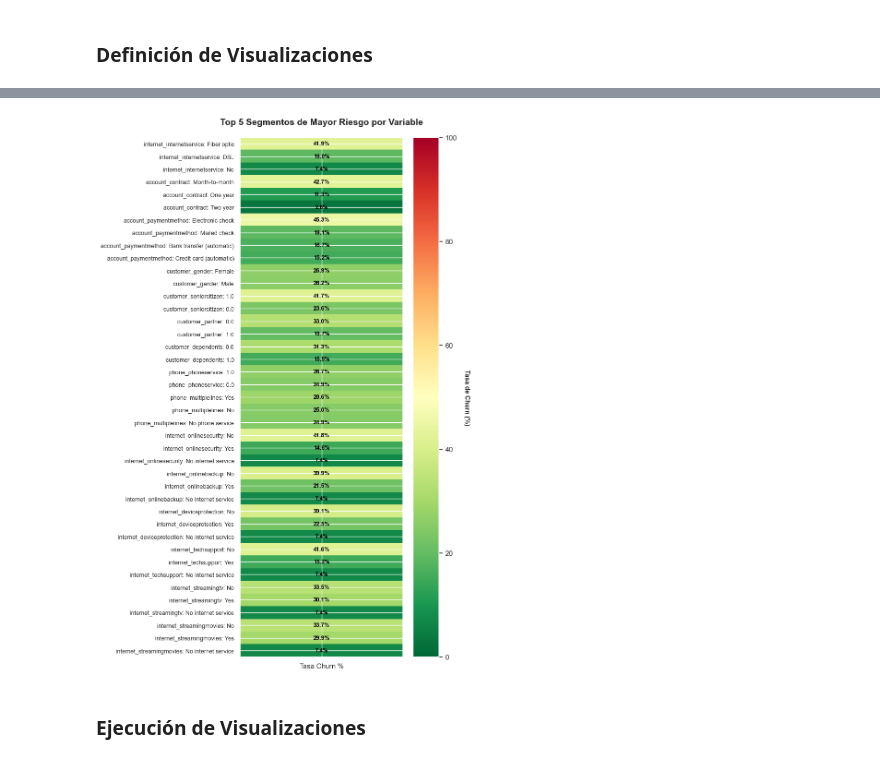
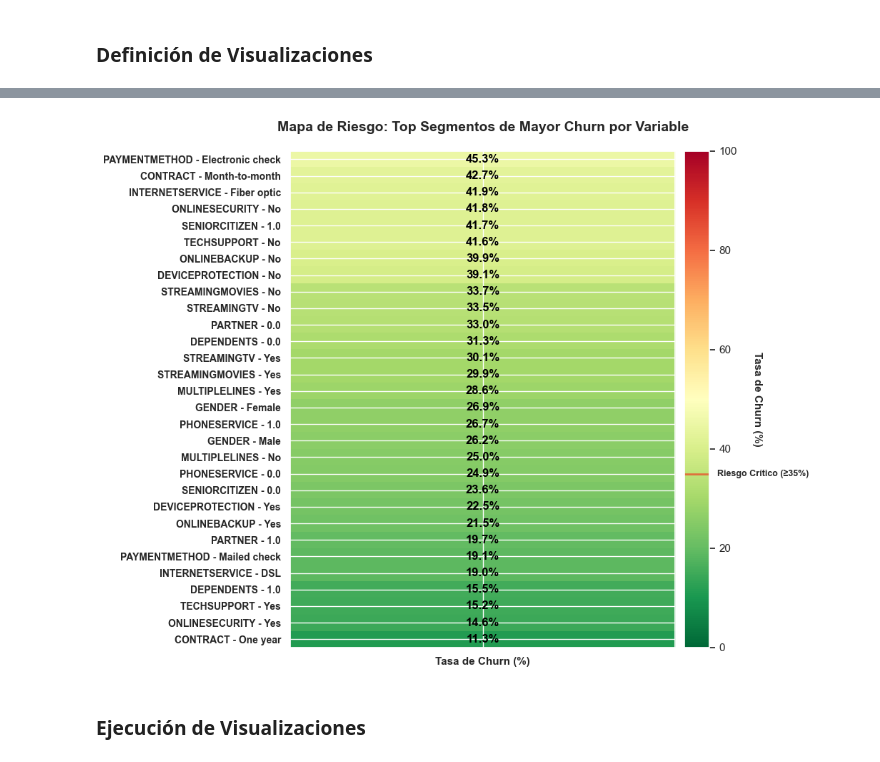
Before and after one commit to marianoInsa/ONE-TelecomX, a Jupyter notebook: Challenge-TelecomX.ipynb, the cells around one changed output, grey strips where cells are left out. Cells and saved outputs as stored; diff of their text form; code cells hidden in the pictures.

```diff
--- a/Challenge-TelecomX.ipynb
+++ b/Challenge-TelecomX.ipynb
@@ -1126,10 +1140,6 @@ def analizar_multiples_variables(df: pd.DataFrame, variables: list) -> dict:
     """
     Analiza churn para múltiples variables categóricas.
 
-    Args:
-        df: DataFrame con los datos
-        variables: Lista de nombres de columnas a analizar
-
     Returns:
         Diccionario con resultados por variable
     """
@@ -1599,10 +1647,11 @@ def visualizar_mapa_riesgo(analisis_dict, top_n=5):
     plt.tight_layout()
     return fig, ax
 # %%
-grafico_mapa_riesgo, axes_mapa = visualizar_mapa_riesgo(resultados_analisis, top_n=5)
+grafico_mapa_riesgo, axes_mapa = graficar_mapa_calor_riesgo(resultados_analisis, top_n=2)
 plt.show()
+plt.close()
 # %% [output]
-[figure, old version]
+[figure, new version]
 # %% [markdown]
 ### Ejecución de Visualizaciones
 # %%
```
Also changed, not shown: parts of 34 cells of this notebook.
